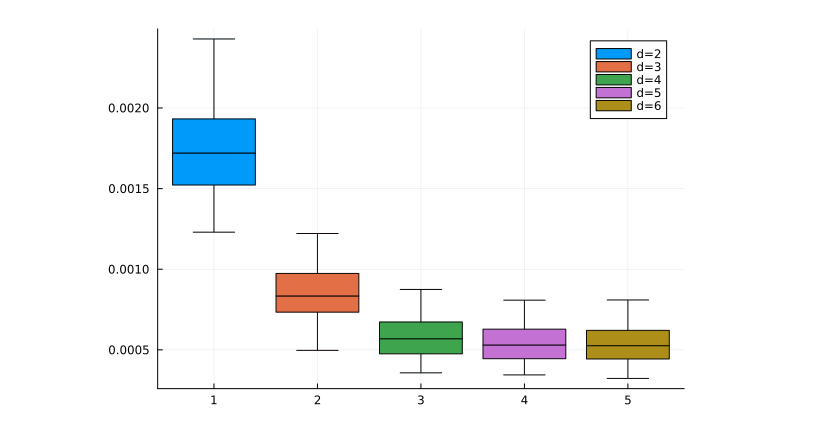
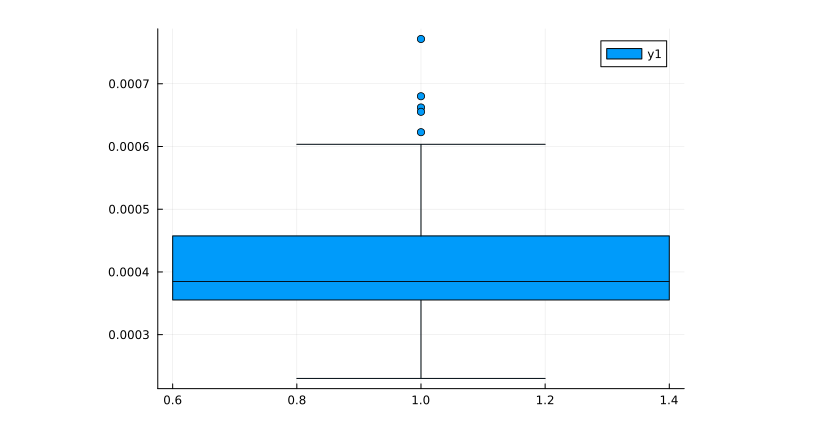
Before and after one commit to jmoo2880/QuantumInspiredML, a Jupyter notebook: Interpolation/benchmarking/nslvn/plot_results.ipynb, the cells around one changed output. Drawn from its saved outputs; the diff is of its cells as text; code cells hidden in the pictures.

```diff
--- a/Interpolation/benchmarking/nslvn/plot_results.ipynb
+++ b/Interpolation/benchmarking/nslvn/plot_results.ipynb
@@ -43,8 +53,4 @@ Dict{String, Vector{Float64}} with 5 entries:
-# %%
-boxplot(mse_scores["fourier_d2_chi10"], label="d=2")
-boxplot!(mse_scores["fourier_d3_chi10"], label="d=3")
-boxplot!(mse_scores["fourier_d4_chi10"], label="d=4")
-boxplot!(mse_scores["fourier_d5_chi10"], label="d=5")
-boxplot!(mse_scores["fourier_d6_chi10"], label="d=6")
-# %% [output]
-[figure, removed]
+# %%
+boxplot(mse_scores["stoudenmire_d2_chi10"])
+# %% [output]
+[figure, added]
```
Also changed, not shown: parts of 5 cells of this notebook, 5 other files.
